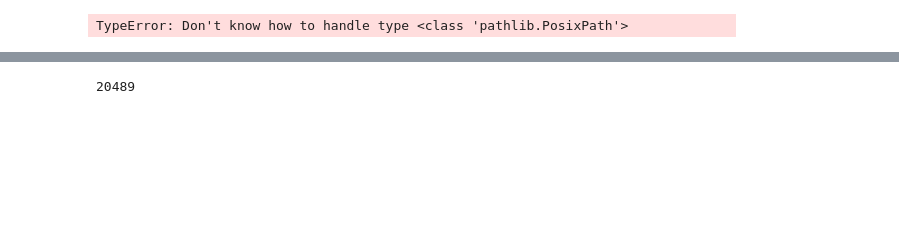
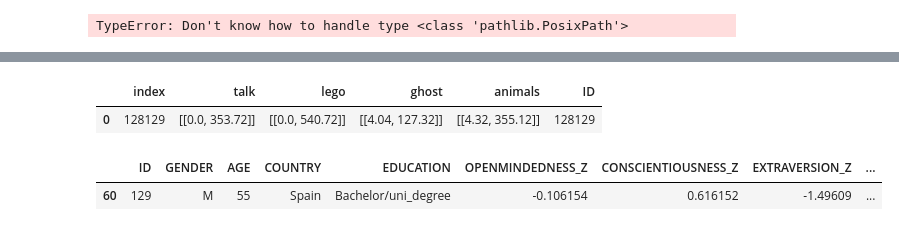
Before and after one commit to csuzs/udiva_regression, a Jupyter notebook: Untitled-1.ipynb, the cells around one changed output, grey strips where cells are left out. Drawn from its saved outputs; the diff is of its cells as text; code cells hidden in the pictures; blank space fills up the shorter version.

```diff
--- a/Untitled-1.ipynb
+++ b/Untitled-1.ipynb
@@ -73,4 +132,0 @@ framenp = frame.asnumpy()
-# %%
-len(vr)
-# %% [output]
-20489
@@ -76,0 +140,5 @@ len(vr)
+# %%
+defective[defective['ID'] == 128129]
+# %% [output]
+|  | index | talk | lego | ghost | animals | ID |
+| 0 | 128129 | [[0.0, 353.72]] | [[0.0, 540.72]] | [[4.04, 127.32]] | [[4.32, 355.12]] | 128129 |
@@ -76,0 +147,5 @@ len(vr)
+# %%
+parts[parts['ID'] == sessions["PART.1"][0]]
+# %% [output]
+|  | ID | GENDER | AGE | COUNTRY | EDUCATION | OPENMINDEDNESS_Z | CONSCIENTIOUSNESS_Z | EXTRAVERSION_Z | ... |
+| 60 | 129 | M | 55 | Spain | Bachelor/uni_degree | -0.106154 | 0.616152 | -1.49609 | ... |
```
Also changed, not shown: parts of 47 cells of this notebook, 3 other files.
